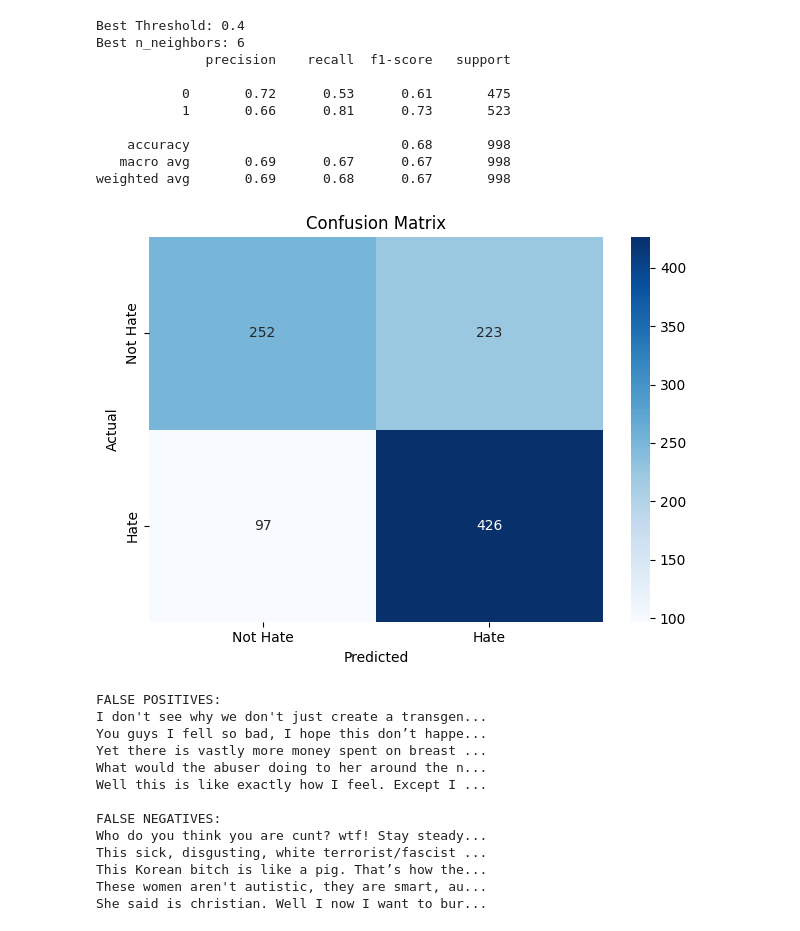
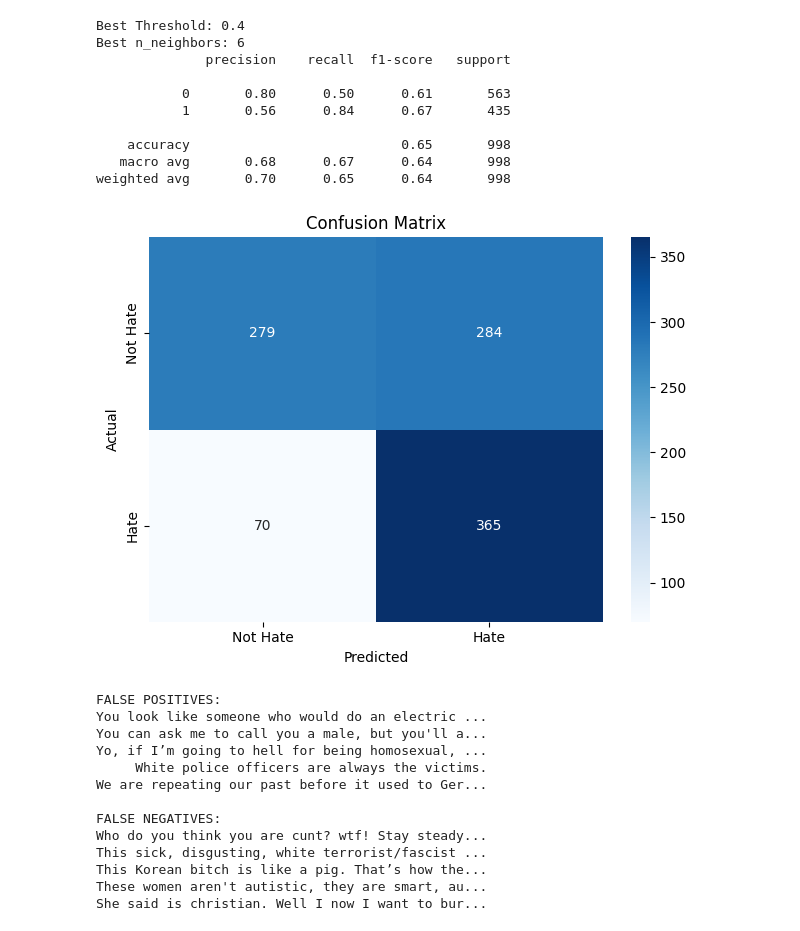
Before and after one commit to Vighnesh-Avadhanam/Hate-Speech-Classification, a Jupyter notebook: code/knn_model.ipynb, the cells around one changed output. Cells and saved outputs as stored; diff of their text form; code cells hidden in the pictures.

Commit message:
Considering optimal threshold to use in test data

```diff
--- a/code/knn_model.ipynb
+++ b/code/knn_model.ipynb
@@ -133,30 +133,35 @@ grid.fit(X_train, train_labels)
 print("Best Threshold:", grid.best_params_['threshold'])
 print("Best n_neighbors:", grid.best_params_['n_neighbors'])
 best_model = grid.best_estimator_
-preds = best_model.predict(X_test)
-print(classification_report(test_labels, preds))
+
+
+optimal_threshold = grid.best_params_['threshold']
+test_labels_bin = (np.array(test_labels) >= optimal_threshold).astype(int)
+probs = best_model.predict_proba(X_test)[:, 1]
+custom_preds = (probs >= optimal_threshold).astype(int)
+print(classification_report(test_labels_bin, custom_preds))
 # %% [output]
 Best Threshold: 0.4
 Best n_neighbors: 6
               precision    recall  f1-score   support
 
-           0       0.72      0.53      0.61       475
-           1       0.66      0.81      0.73       523
+           0       0.80      0.50      0.61       563
+           1       0.56      0.84      0.67       435
 
-    accuracy                           0.68       998
-   macro avg       0.69      0.67      0.67       998
-weighted avg       0.69      0.68      0.67       998
+    accuracy                           0.65       998
+   macro avg       0.68      0.67      0.64       998
+weighted avg       0.70      0.65      0.64       998
 # %%
-best_model.plot_confusion_matrix(test_labels, preds)
-best_model.show_misclassifications(test_texts, test_labels, preds)
+best_model.plot_confusion_matrix(test_labels_bin, custom_preds)
+best_model.show_misclassifications(test_texts, test_labels_bin, custom_preds)
 # %% [output]
-[figure, old version]
+[figure, new version]
 FALSE POSITIVES:
-I don't see why we don't just create a transgen...
-You guys I fell so bad, I hope this don’t happe...
-Yet there is vastly more money spent on breast ...
-What would the abuser doing to her around the n...
-Well this is like exactly how I feel. Except I ...
+You look like someone who would do an electric ...
+You can ask me to call you a male, but you'll a...
+Yo, if I’m going to hell for being homosexual, ...
+     White police officers are always the victims.
+We are repeating our past before it used to Ger...
 
 FALSE NEGATIVES:
 Who do you think you are cunt? wtf! Stay steady...
```
Also changed, not shown: parts of 2 cells of this notebook.
